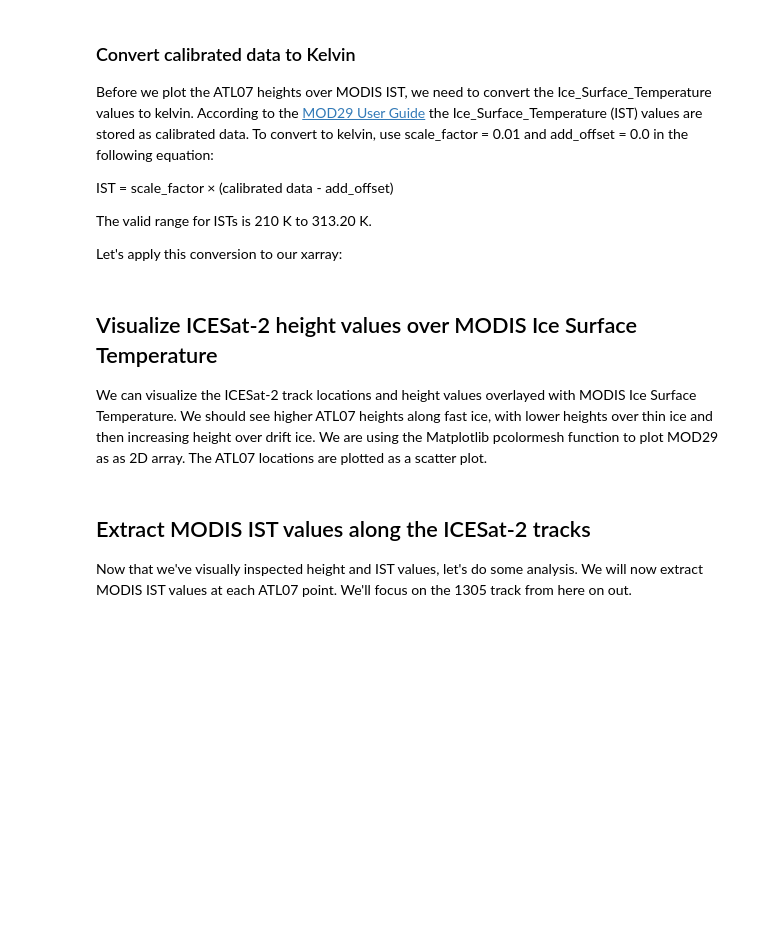
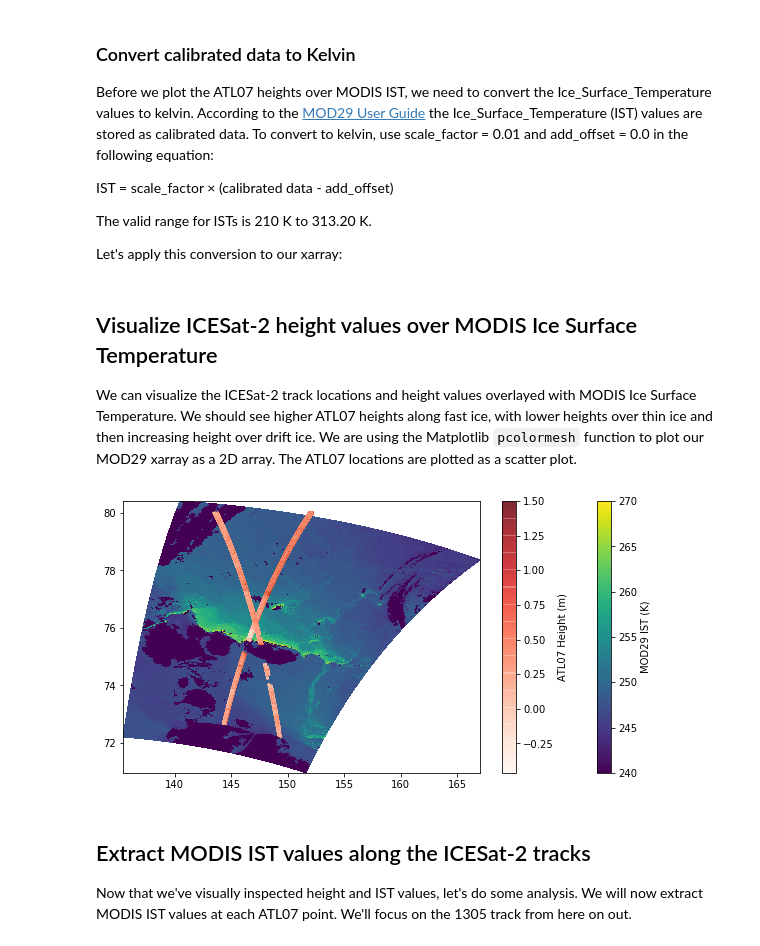
Before and after one commit to nsidc/AGU-2019-NSIDC-Data-Tutorial, a Jupyter notebook: notebooks/Visualize and Analyze Data.ipynb, the cells around one changed output. Saved outputs shown, nothing was run; the diff lists cells and outputs as text; code cells hidden in the pictures; blank space fills up the shorter version.

```diff
--- a/notebooks/Visualize and Analyze Data.ipynb
+++ b/notebooks/Visualize and Analyze Data.ipynb
@@ -168,18 +180,18 @@ mod29['Ice_Surface_Temperature'] = mod29['Ice_Surface_Temperature']*(0.01) # App
 # %% [markdown]
 ## Visualize ICESat-2 height values over MODIS Ice Surface Temperature
 
-We can visualize the ICESat-2 track locations and height values overlayed with MODIS Ice Surface Temperature. We should see higher ATL07 heights along fast ice, with lower heights over thin ice and then increasing height over drift ice. We are using the Matplotlib pcolormesh function to plot MOD29 as as 2D array. The ATL07 locations are plotted as a scatter plot.
+We can visualize the ICESat-2 track locations and height values overlayed with MODIS Ice Surface Temperature. We should see higher ATL07 heights along fast ice, with lower heights over thin ice and then increasing height over drift ice. We are using the Matplotlib `pcolormesh` function to plot our MOD29 xarray as a 2D array. The ATL07 locations are plotted as a scatter plot.
 # %%
-plt.rcParams['figure.figsize'] = [10, 5] # Increase standard figure size
-plt.rcParams.update({'font.size': 10}) # Increase font size of axes
-
+plt.subplots(figsize=(10,5)) # set size
 plt.pcolormesh(mod29.Longitude, mod29.Latitude, mod29.Ice_Surface_Temperature, vmin=240, vmax=270, cmap='viridis') # Set range to valid IST values
 plt.colorbar(label='MOD29 IST (K)')
 plt.scatter(atl07.longitude, atl07.latitude,
           c=atl07.height_segment_height, vmax=1.5,
           cmap='Reds', alpha=0.6, s=1)
 plt.colorbar(label='ATL07 Height (m)')
 plt.show()
+# %% [output]
+[figure, added]
 # %% [markdown]
 ## Extract MODIS IST values along the ICESat-2 tracks
 
```
Also changed, not shown: parts of 23 cells of this notebook, 2 other files.
